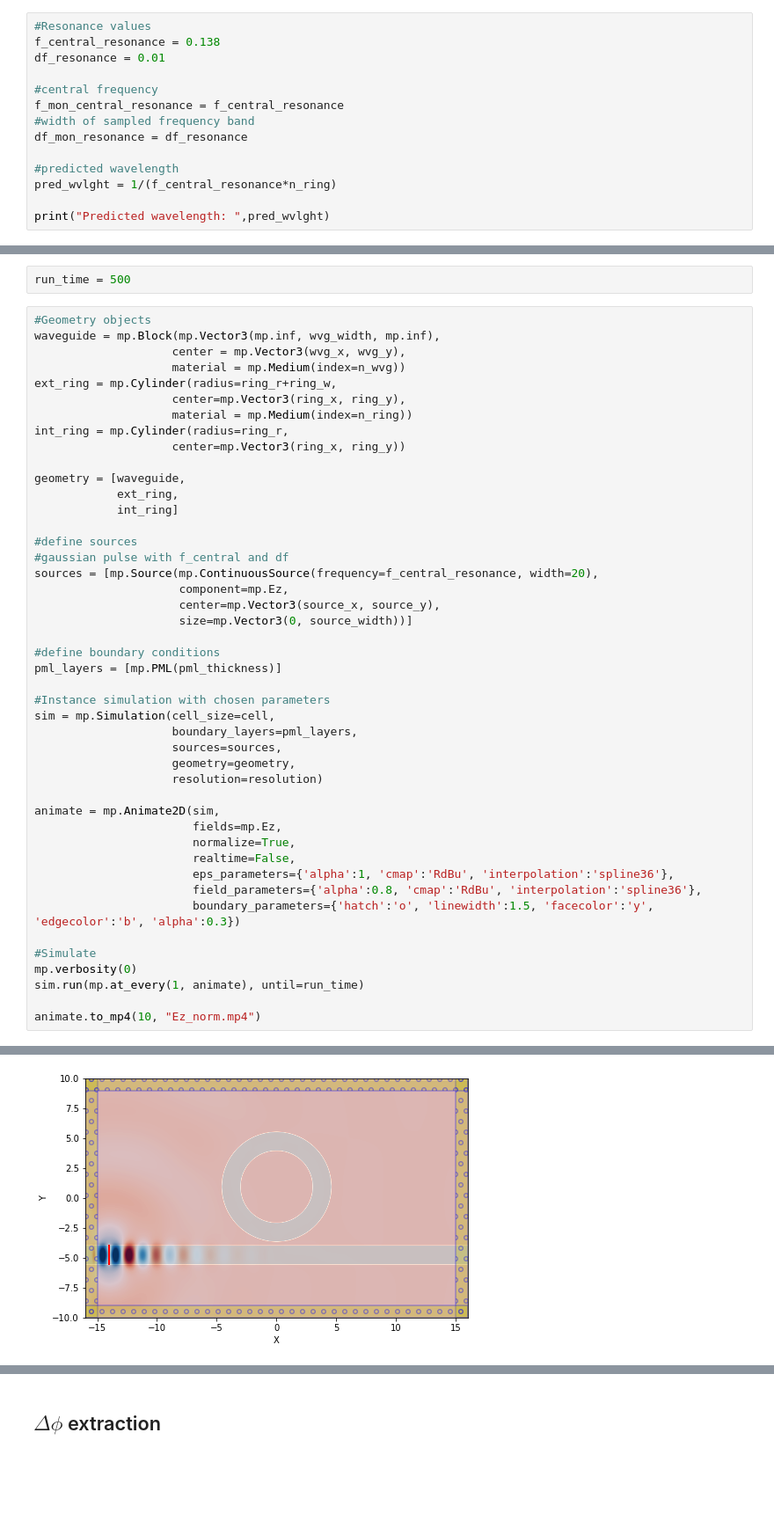
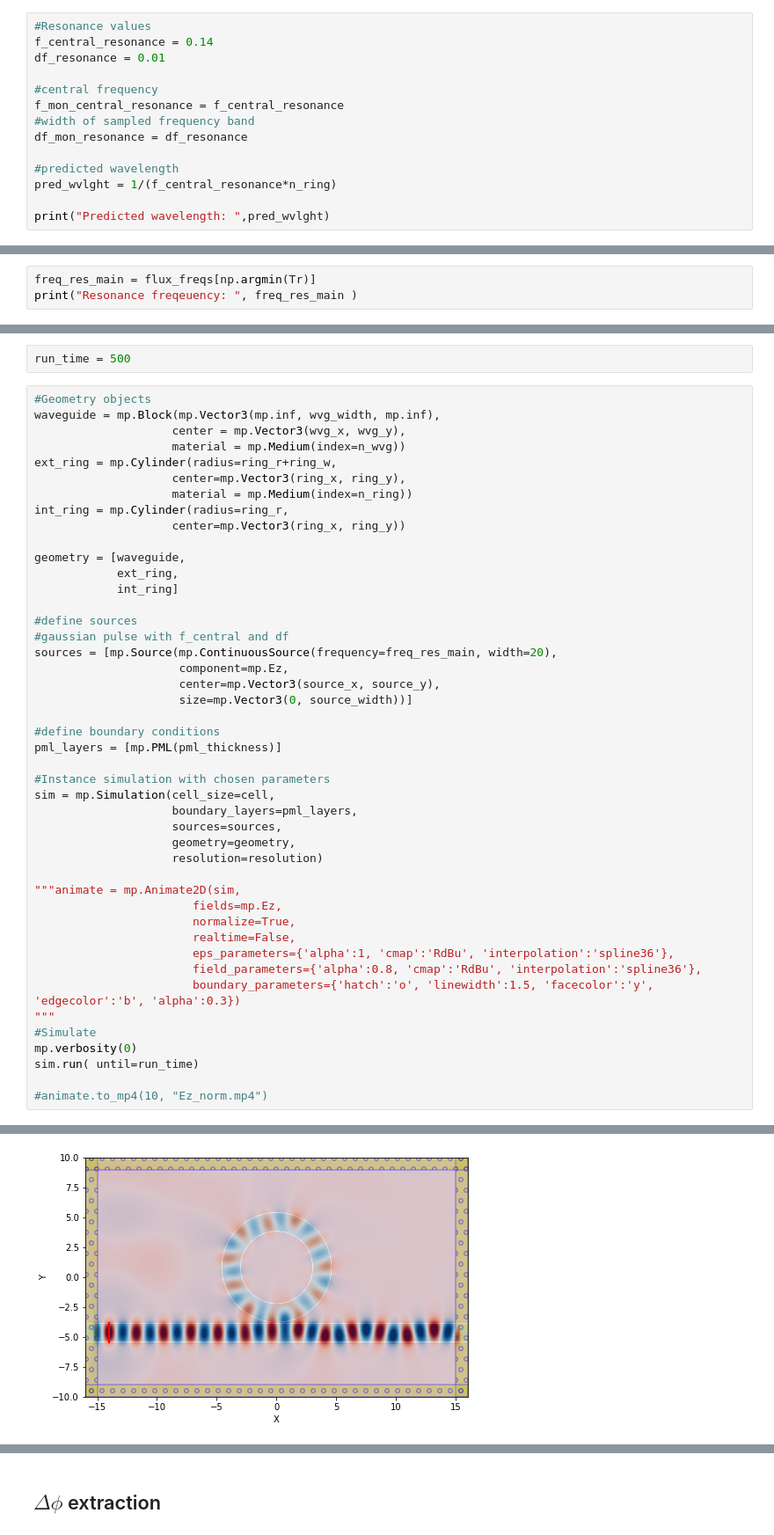
Before and after one commit to leonardocattarin/LabAdvPhotonicsMeep, a Jupyter notebook: Microring_Resonator/Test_Ring_Resonator.ipynb, the cells around one changed output, grey strips where cells are left out. Shown at 88% size. Drawn from its saved outputs; the diff is of its cells as text; blank space fills up the shorter version.

```diff
--- a/Microring_Resonator/Test_Ring_Resonator.ipynb
+++ b/Microring_Resonator/Test_Ring_Resonator.ipynb
@@ -464,7 +464,7 @@ sim.reset_meep()
 # Focused simulation
 # %%
 #Resonance values
-f_central_resonance = 0.138
+f_central_resonance = 0.14
 df_resonance = 0.01
 
 #central frequency
@@ -599,0 +598,3 @@ plt.grid()
+# %%
+freq_res_main = flux_freqs[np.argmin(Tr)]
+print("Resonance freqeuency: ", freq_res_main )
@@ -618,7 +621,7 @@ geometry = [waveguide,
 
 #define sources
 #gaussian pulse with f_central and df
-sources = [mp.Source(mp.ContinuousSource(frequency=f_central_resonance, width=20),
+sources = [mp.Source(mp.ContinuousSource(frequency=freq_res_main, width=20),
                      component=mp.Ez,
                      center=mp.Vector3(source_x, source_y),
                      size=mp.Vector3(0, source_width))]
@@ -633,17 +636,17 @@ sim = mp.Simulation(cell_size=cell,
                     geometry=geometry,
                     resolution=resolution)
 
-animate = mp.Animate2D(sim,
+"""animate = mp.Animate2D(sim,
                        fields=mp.Ez,
                        normalize=True,
                        realtime=False,
                        eps_parameters={'alpha':1, 'cmap':'RdBu', 'interpolation':'spline36'},
                        field_parameters={'alpha':0.8, 'cmap':'RdBu', 'interpolation':'spline36'},
                        boundary_parameters={'hatch':'o', 'linewidth':1.5, 'facecolor':'y', 'edgecolor':'b', 'alpha':0.3})
-
+"""
 #Simulate
 mp.verbosity(0)
-sim.run(mp.at_every(1, animate), until=run_time)
+sim.run( until=run_time)
 
-animate.to_mp4(10, "Ez_norm.mp4")
+#animate.to_mp4(10, "Ez_norm.mp4")
 # %% [output]
@@ -651,2 +653,2 @@ KeyboardInterrupt:
-[figure, old version]
+[figure, new version]
 # %%
```
Also changed, not shown: parts of 25 cells of this notebook, 2 other files.
